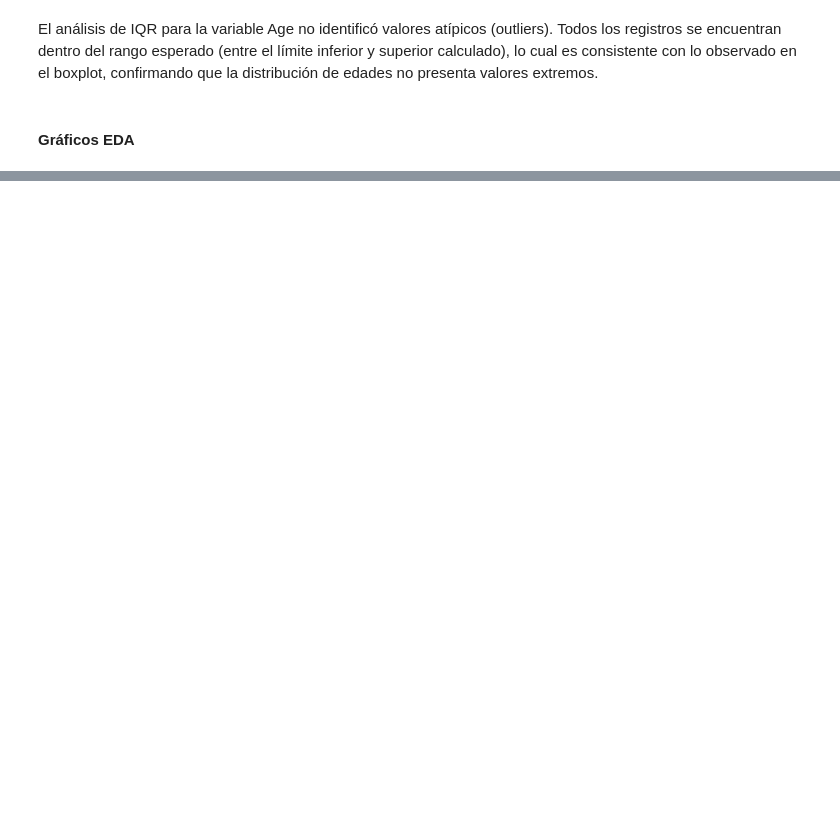
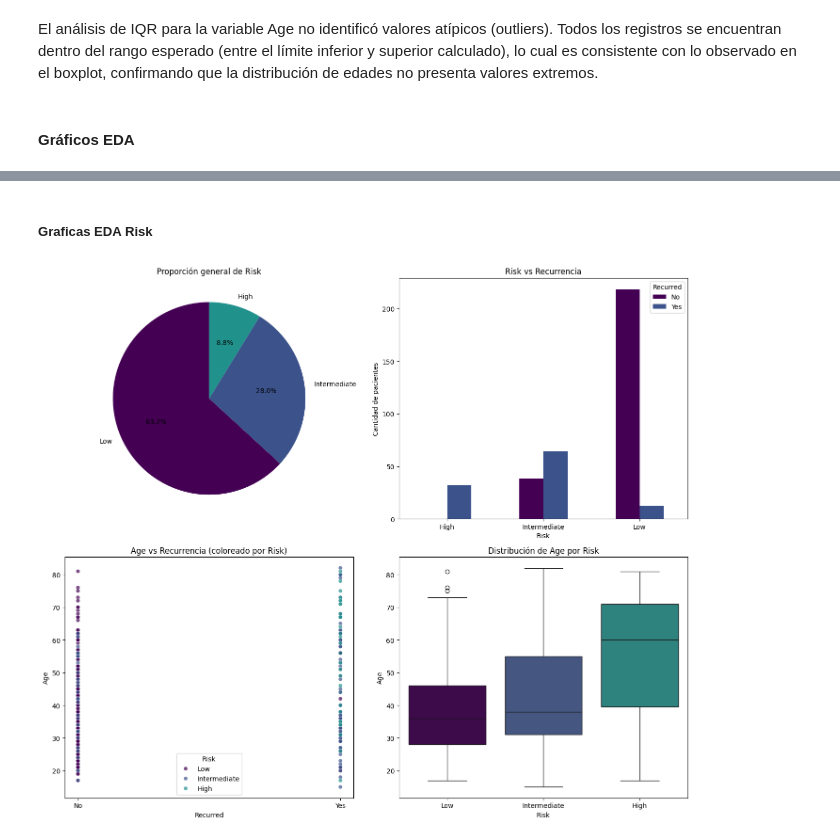
Before and after one commit to lacastrilf/Workshops-Machine-Learning, a Jupyter notebook: 02_Workshop/thyroid/thyroid.ipynb, the cells around one changed output, grey strips where cells are left out. Saved outputs shown, nothing was run; the diff lists cells and outputs as text; code cells hidden in the pictures; blank space fills up the shorter version.

```diff
--- a/02_Workshop/thyroid/thyroid.ipynb
+++ b/02_Workshop/thyroid/thyroid.ipynb
@@ -260,0 +299,55 @@ El análisis de IQR para la variable Age no identificó valores atípicos (outli
+# %% [markdown]
+##### Graficas EDA Risk
+# %%
+# Grilla 2x2 para el análisis de la variable Risk
+fig, axes = plt.subplots(2, 2, figsize=(14, 12))
+
+# 1. Pie chart - Proporción general de Risk
+risk_counts = df_thyroid['Risk'].value_counts()
+axes[0, 0].pie(
+    risk_counts,
+    labels=risk_counts.index,
+    autopct='%1.1f%%',
+    colors=color_palette,
+    startangle=90
+)
+axes[0, 0].set_title('Proporción general de Risk')
+
+# 2. Barras agrupadas - Risk vs Recurred
+risk_recurred = pd.crosstab(df_thyroid['Risk'], df_thyroid['Recurred'])
+risk_recurred.plot(kind='bar', ax=axes[0, 1], color=color_palette)
+axes[0, 1].set_title('Risk vs Recurrencia')
+axes[0, 1].set_xlabel('Risk')
+axes[0, 1].set_ylabel('Cantidad de pacientes')
+axes[0, 1].tick_params(axis='x', rotation=0)
+axes[0, 1].legend(title='Recurred')
+
+# 3. Scatter plot - Age vs Recurred, coloreado por Risk
+risk_categories = df_thyroid['Risk'].nunique()
+sns.scatterplot(
+    x='Recurred',
+    y='Age',
+    hue='Risk',
+    data=df_thyroid,
+    palette=color_palette[:risk_categories],
+    alpha=0.7,
+    ax=axes[1, 0]
+)
+axes[1, 0].set_title('Age vs Recurrencia (coloreado por Risk)')
+
+# 4. Boxplot - Age por Risk
+sns.boxplot(
+    x='Risk',
+    y='Age',
+    hue='Risk',
+    data=df_thyroid,
+    palette=color_palette[:risk_categories],
+    legend=False,
+    ax=axes[1, 1]
+)
+axes[1, 1].set_title('Distribución de Age por Risk')
+
+plt.tight_layout()
+plt.show()
+# %% [output]
+[figure, added]
```
Also changed, not shown: parts of 32 cells of this notebook.
